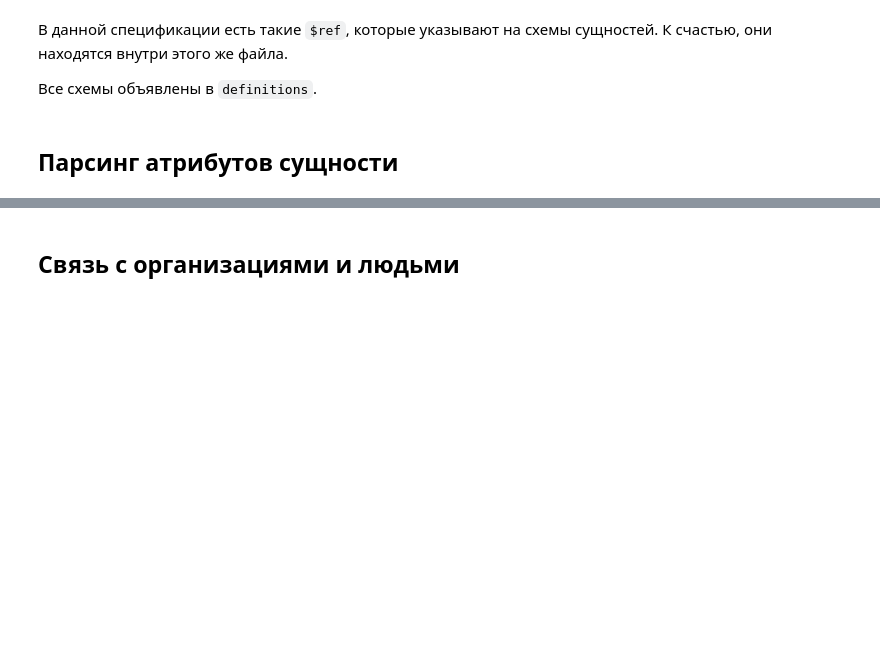
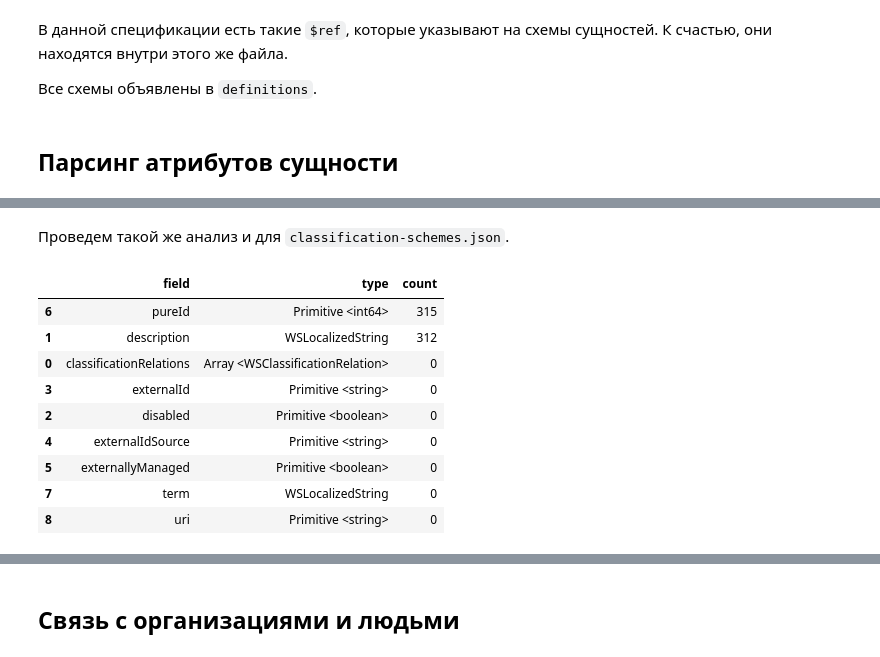
Before and after one commit to citec-spbu/Pure-ETL, a Jupyter notebook: experiments/explore-research-outputs/notebooks/explore.ipynb, the cells around one changed output, grey strips where cells are left out. Saved outputs shown, nothing was run; the diff lists cells and outputs as text; code cells hidden in the pictures; blank space fills up the shorter version.

```diff
--- a/experiments/explore-research-outputs/notebooks/explore.ipynb
+++ b/experiments/explore-research-outputs/notebooks/explore.ipynb
@@ -85,0 +228,3 @@ research_df
+# %%
+classification_schema = fetch_schema(api_spec, 'WSClassification')
+classification_schema
@@ -85,0 +242,21 @@ research_df
+# %% [markdown]
+Проведем такой же анализ и для `classification-schemes.json`.
+# %%
+classifications = load_data('../data/classification-schemes.json')['items']
+occurences, unknown_fields = count_field_occurences(classifications, list(classification_schema['field']))
+# %%
+occurences_df = pd.DataFrame(occurences.items(), columns=['field', 'count'])
+result = result = pd.merge(classification_schema, occurences_df, on='field', how='outer')
+result_sorted = result.sort_values(by='count', ascending=False)
+result_sorted
+# %% [output]
+|  | field | type | count |
+| 6 | pureId | Primitive <int64> | 315 |
+| 1 | description | WSLocalizedString | 312 |
+| 0 | classificationRelations | Array <WSClassificationRelation> | 0 |
+| 3 | externalId | Primitive <string> | 0 |
+| 2 | disabled | Primitive <boolean> | 0 |
+| 4 | externalIdSource | Primitive <string> | 0 |
+| 5 | externallyManaged | Primitive <boolean> | 0 |
+| 7 | term | WSLocalizedString | 0 |
+| 8 | uri | Primitive <string> | 0 |
```
Also changed, not shown: parts of 28 cells of this notebook.
